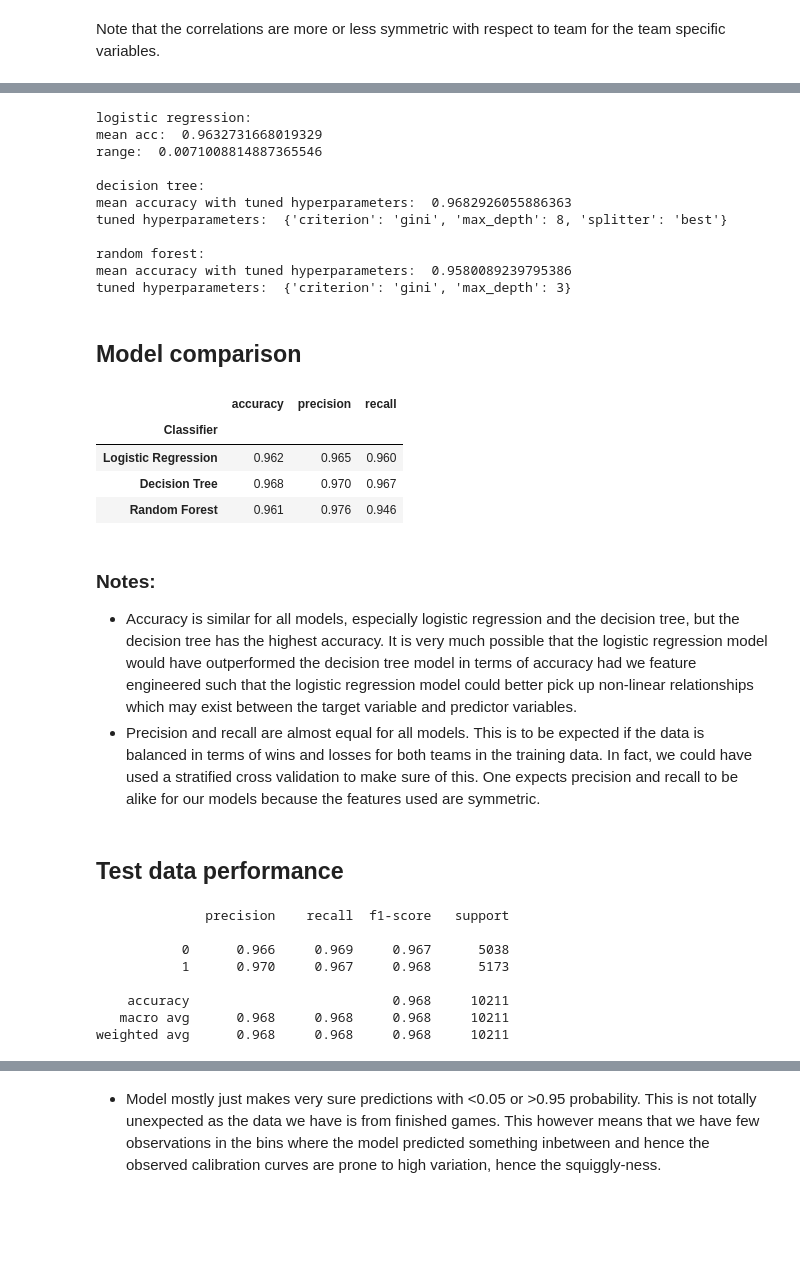
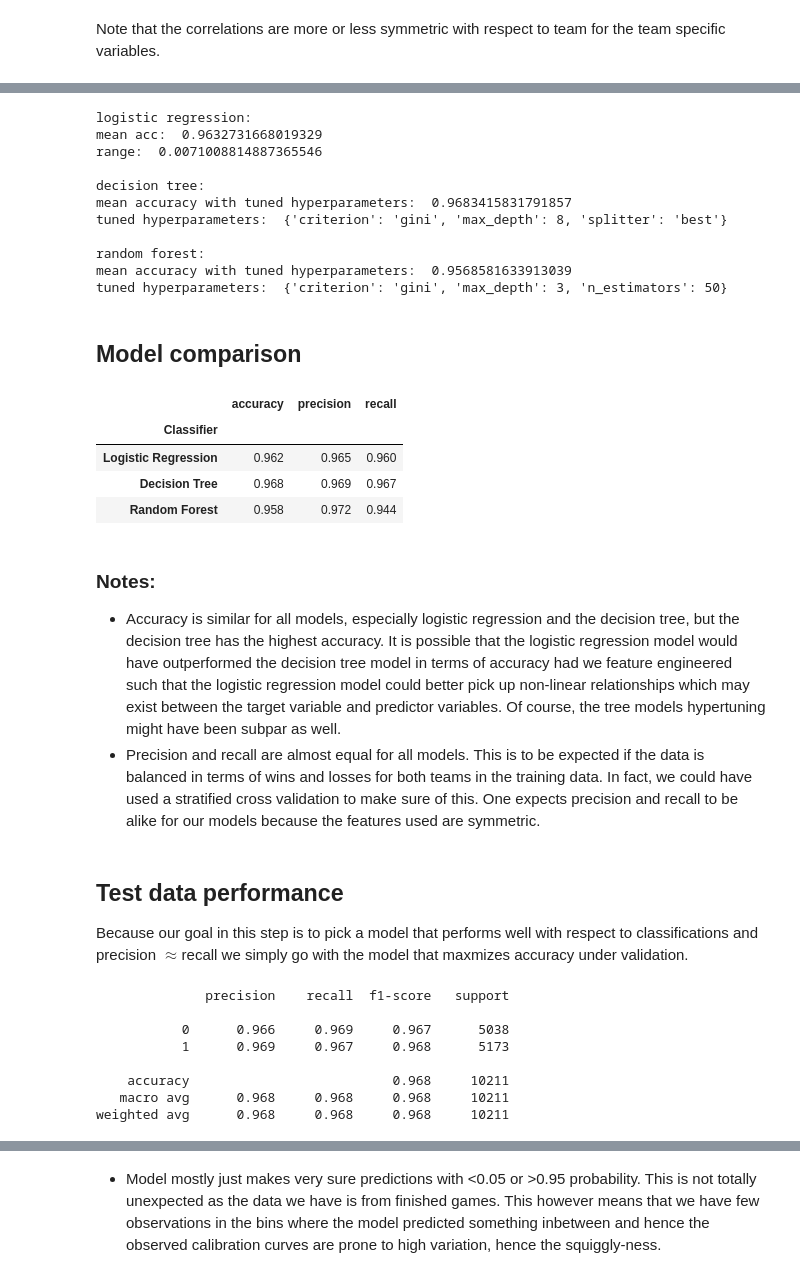
Before and after one commit to wlamnorman/League_of_legends_prediction, a Jupyter notebook: league_of_legends_pred.ipynb, the cells around one changed output, grey strips where cells are left out. Cells and saved outputs as stored; diff of their text form; code cells hidden in the pictures; blank space fills up the shorter version.

```diff
--- a/league_of_legends_pred.ipynb
+++ b/league_of_legends_pred.ipynb
@@ -101,19 +109,14 @@ In comparison to the logistic regression these models have the potential to pick
 # %%
-# logistic regression
-print('logistic regression: ')
-log_reg = LogisticRegression(fit_intercept=False)
-log_reg_scores = cross_val_score(log_reg, X_train, y_train, cv=10)
-print('mean acc: ', log_reg_scores.mean(), '\nrange: ', log_reg_scores.max()-log_reg_scores.min())
-
-
 # decision tree
 print('\ndecision tree: ')
-dt_criterion=['gini', 'entropy']
+dt_criterion=['log_loss','gini', 'entropy']
 dt_max_depth=range(5,9,1)
 dt_splitter=['best', 'random']
 dt=DecisionTreeClassifier()
 dt_grid=GridSearchCV(estimator=dt,cv=10,
-                                param_grid=dict(criterion=dt_criterion,max_depth=dt_max_depth,splitter=dt_splitter))
+                                param_grid=dict(criterion=dt_criterion
+                                                ,max_depth=dt_max_depth
+                                                ,splitter=dt_splitter))
 dt_grid.fit(X_train,y_train)
 print('mean accuracy with tuned hyperparameters: ', dt_grid.best_score_)
 print('tuned hyperparameters: ', dt_grid.best_params_)
@@ -121,11 +124,13 @@ print('tuned hyperparameters: ', dt_grid.best_params_)
 
 # random forest
 print('\nrandom forest: ')
-rf_criterion=["gini","entropy", 'log_loss']
-rf_max_depth=range(1,4,1)
+rf_criterion=['log_loss', 'gini', 'entropy']
+rf_max_depth=range(2,4,1)
 rf=RandomForestClassifier()
 rf_grid=GridSearchCV(estimator=rf,cv=10,
-                     param_grid=dict(criterion=rf_criterion,max_depth=rf_max_depth))
+                     param_grid=dict(n_estimators=[50] # to avoid longer runtimes
+                                     , criterion=rf_criterion
+                                     ,max_depth=rf_max_depth))
 rf_grid.fit(X_train,y_train)
 print("mean accuracy with tuned hyperparameters: ", rf_grid.best_score_)
 print("tuned hyperparameters: ", rf_grid.best_params_)
@@ -135,51 +140,54 @@ mean acc:  0.9632731668019329
 range:  0.0071008814887365546
 
 decision tree:
-mean accuracy with tuned hyperparameters:  0.9682926055886363
+mean accuracy with tuned hyperparameters:  0.9683415831791857
 tuned hyperparameters:  {'criterion': 'gini', 'max_depth': 8, 'splitter': 'best'}
 
 random forest:
-mean accuracy with tuned hyperparameters:  0.9580089239795386
-tuned hyperparameters:  {'criterion': 'gini', 'max_depth': 3}
+mean accuracy with tuned hyperparameters:  0.9568581633913039
+tuned hyperparameters:  {'criterion': 'gini', 'max_depth': 3, 'n_estimators': 50}
 # %% [markdown]
 ## Model comparison
 # %%
-log_reg = LogisticRegression(fit_intercept=False)
+# initiate chosen classifiers
+lr = LogisticRegression(fit_intercept=False)
 dt = DecisionTreeClassifier(criterion='gini',max_depth=8, splitter='best')
-rf = RandomForestClassifier(max_depth=3, criterion='gini')
+rf = RandomForestClassifier(n_estimators = 50, max_depth=3, criterion='gini')
 
 classifier_list = [
-    (log_reg, "Logistic Regression ")
+    (lr, "Logistic Regression ")
     ,(dt, "Decision Tree")
     ,(rf, "Random Forest")
             ]
 
+# get metrics for chosen classifiers
 scores = defaultdict(list)
 for i, (clf, name) in enumerate(classifier_list):
-    clf.fit(X_train, Y_train)
+    clf.fit(X_train, y_train)
     y_prob = clf.predict_proba(X_test)
     y_pred = clf.predict(X_test)
     scores["Classifier"].append(name)
 
     for metric in [accuracy_score, precision_score, recall_score]:
         score_name = metric.__name__.replace("_", " ").replace("score", "")
-        scores[score_name].append(metric(Y_test, y_pred))
+        scores[score_name].append(metric(y_test, y_pred))
 
     score_df = pd.DataFrame(scores).set_index("Classifier")
 
 score_df.round(decimals=3)
 # %% [output]
 |  | accuracy | precision | recall |
 | Classifier |  |  |  |
 | Logistic Regression | 0.962 | 0.965 | 0.960 |
-| Decision Tree | 0.968 | 0.970 | 0.967 |
-| Random Forest | 0.961 | 0.976 | 0.946 |
+| Decision Tree | 0.968 | 0.969 | 0.967 |
+| Random Forest | 0.958 | 0.972 | 0.944 |
 # %% [markdown]
 ### Notes:
-- Accuracy is similar for all models, especially logistic regression and the decision tree, but the decision tree has the highest accuracy. It is very much possible that the logistic regression model would have outperformed the decision tree model in terms of accuracy had we feature engineered such that the logistic regression model could better pick up non-linear relationships which may exist between the target variable and predictor variables.
+- Accuracy is similar for all models, especially logistic regression and the decision tree, but the decision tree has the highest accuracy. It is possible that the logistic regression model would have outperformed the decision tree model in terms of accuracy had we feature engineered such that the logistic regression model could better pick up non-linear relationships which may exist between the target variable and predictor variables. Of course, the tree models hypertuning might have been subpar as well.
 - Precision and recall are almost equal for all models. This is to be expected if the data is balanced in terms of wins and losses for both teams in the training data. In fact, we could have used a stratified cross validation to make sure of this. One expects precision and recall to be alike for our models because the features used are symmetric.
 # %% [markdown]
 ## Test data performance
+Because our goal in this step is to pick a model that performs well with respect to classifications and precision $\approx$recall we simply go with the model that maxmizes accuracy under validation.
 # %%
 dt = DecisionTreeClassifier(criterion='gini',max_depth=8, splitter='best')
 dt.fit(X_train, y_train)
@@ -188,7 +196,7 @@ print(classification_report(y_test, dt.predict(X_test), digits=3))
               precision    recall  f1-score   support
 
            0      0.966     0.969     0.967      5038
-           1      0.970     0.967     0.968      5173
+           1      0.969     0.967     0.968      5173
 
     accuracy                          0.968     10211
    macro avg      0.968     0.968     0.968     10211
```
Also changed, not shown: parts of 15 cells of this notebook.
